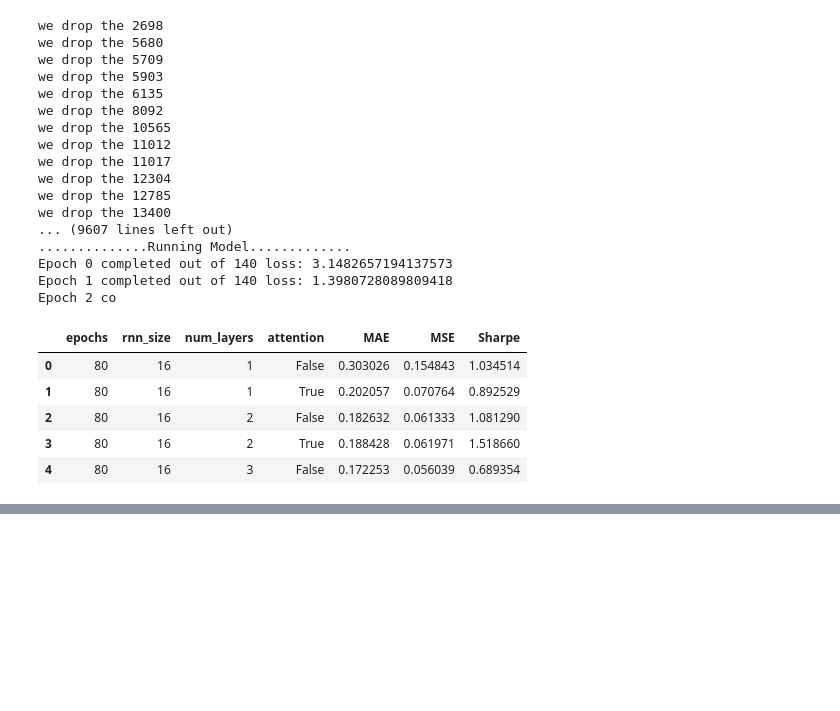
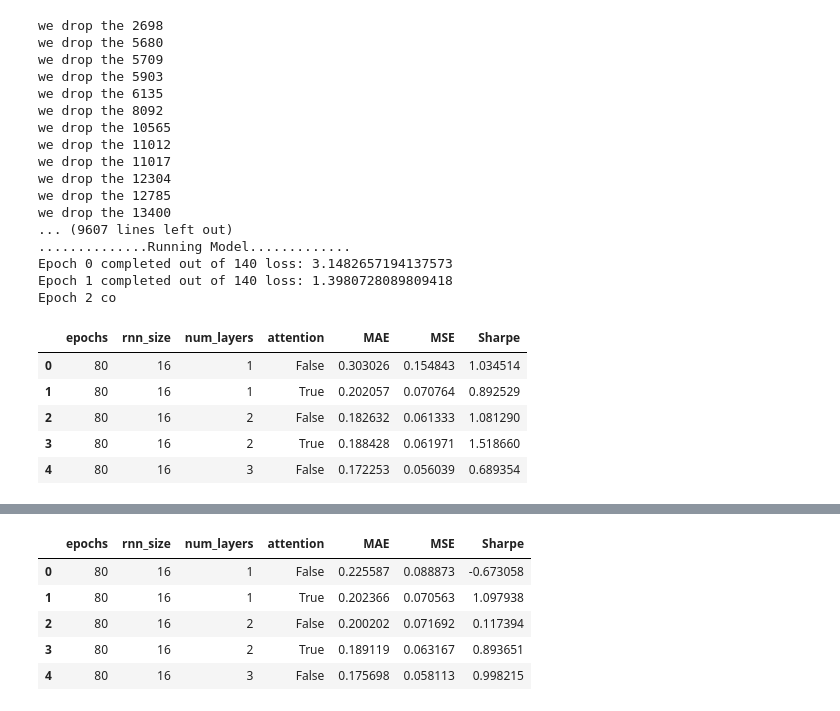
Before and after one commit to matlif/deeplearninveststrat, a Jupyter notebook: ParameterTuning.ipynb, the cells around one changed output, grey strips where cells are left out. Cells and saved outputs as stored; diff of their text form; code cells hidden in the pictures; blank space fills up the shorter version.

```diff
--- a/ParameterTuning.ipynb
+++ b/ParameterTuning.ipynb
@@ -112,0 +116,23 @@ GRUSummary.to_csv('GRUSummary.csv')
+# %%
+epochs = [80, 140, 200]
+rnn_size = [16, 32, 64, 128]
+num_layers = [1, 2, 3]
+attention = [False, True]
+myCombination = list(it.product(epochs, rnn_size, num_layers, attention))
+RNNSummary = pd.DataFrame(columns=['epochs', 'rnn_size',
+                            'num_layers', 'attention', 'MAE', 'MSE', 'Sharpe'])
+# %%
+for i in range(len(myCombination)):
+    data = pd.read_csv('/Users/bowen/Desktop/H/deeplearninveststrat/Data/100_clean.csv', index_col=0)
+    myepochs, myRnnSize, myNumLayers, MyAttention = myCombination[i]
+
+    parameters = {'hm_epochs': myepochs,
+                'n_batches': 4,
+                'rnn_size': myRnnSize,
+                'num_layers': myNumLayers,
+                'attention': MyAttention}
+
+    rnn = MyRNN(data, parameters)
+    parameters, MAE, MSE, pnl, mysharpe = rnn.run()
+
+    RNNSummary.loc[i] = [myepochs, myRnnSize, myNumLayers, MyAttention, MAE, MSE, mysharpe]
@@ -112,0 +157,9 @@ GRUSummary.to_csv('GRUSummary.csv')
+# %%
+RNNSummary.head()
+# %% [output]
+|  | epochs | rnn_size | num_layers | attention | MAE | MSE | Sharpe |
+| 0 | 80 | 16 | 1 | False | 0.225587 | 0.088873 | -0.673058 |
+| 1 | 80 | 16 | 1 | True | 0.202366 | 0.070563 | 1.097938 |
+| 2 | 80 | 16 | 2 | False | 0.200202 | 0.071692 | 0.117394 |
+| 3 | 80 | 16 | 2 | True | 0.189119 | 0.063167 | 0.893651 |
+| 4 | 80 | 16 | 3 | False | 0.175698 | 0.058113 | 0.998215 |
```
Also changed, not shown: parts of 4 cells of this notebook.
